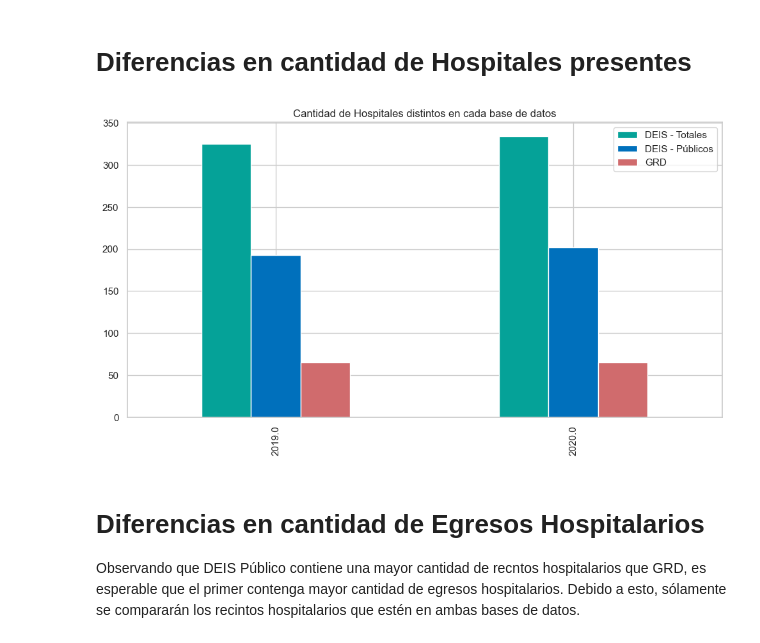
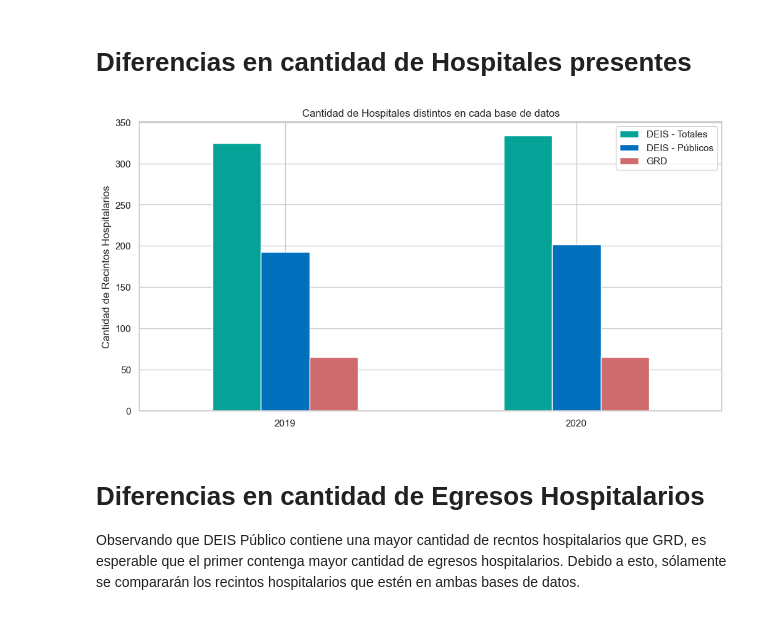
Before and after one commit to JavierRojas14/grd, a Jupyter notebook: notebooks/6.0-jrb-comparison-of-discharges-grd-and-deis.ipynb, the cells around one changed output. Saved outputs shown, nothing was run; the diff lists cells and outputs as text; code cells hidden in the pictures.

```diff
--- a/notebooks/6.0-jrb-comparison-of-discharges-grd-and-deis.ipynb
+++ b/notebooks/6.0-jrb-comparison-of-discharges-grd-and-deis.ipynb
@@ -99,12 +99,14 @@ comparacion_cantidad_de_hospitales = pd.concat(
 # %%
 # Grafica comparacion de cantidad de hospitales
 axis = comparacion_cantidad_de_hospitales.plot(kind="bar")
 axis.legend(labels=["DEIS - Totales", "DEIS - Públicos", "GRD"])
 plt.title("Cantidad de Hospitales distintos en cada base de datos")
+plt.xticks([0, 1], [2019, 2020], rotation=360)
+plt.ylabel("Cantidad de Recintos Hospitalarios")
 plt.savefig("../reports/cantidad_recintos_hospitalarios.png")
 plt.show()
 # %% [output]
-[figure, old version]
+[figure, new version]
 # %% [markdown]
 # Diferencias en cantidad de Egresos Hospitalarios
 
```
Also changed, not shown: parts of 2 cells of this notebook.
